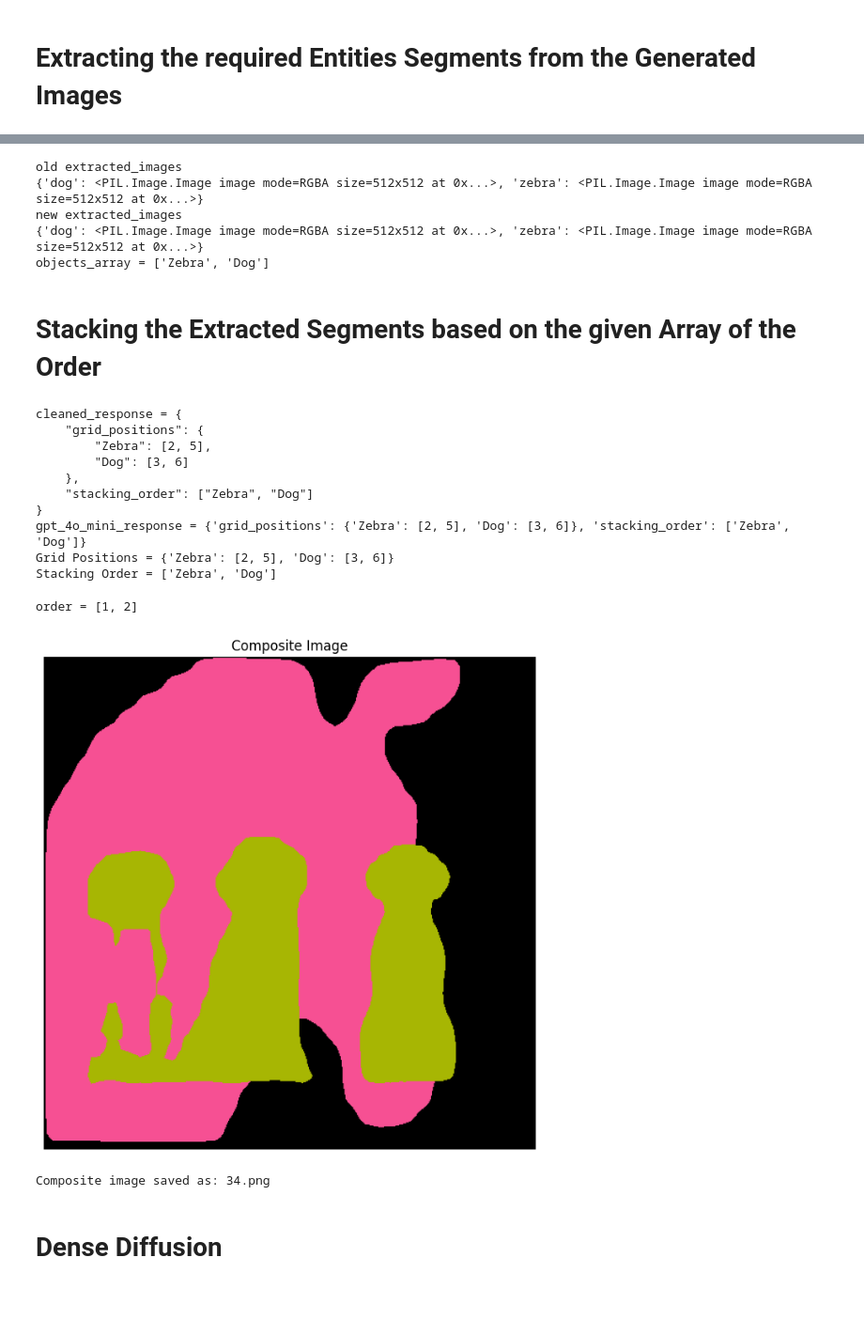
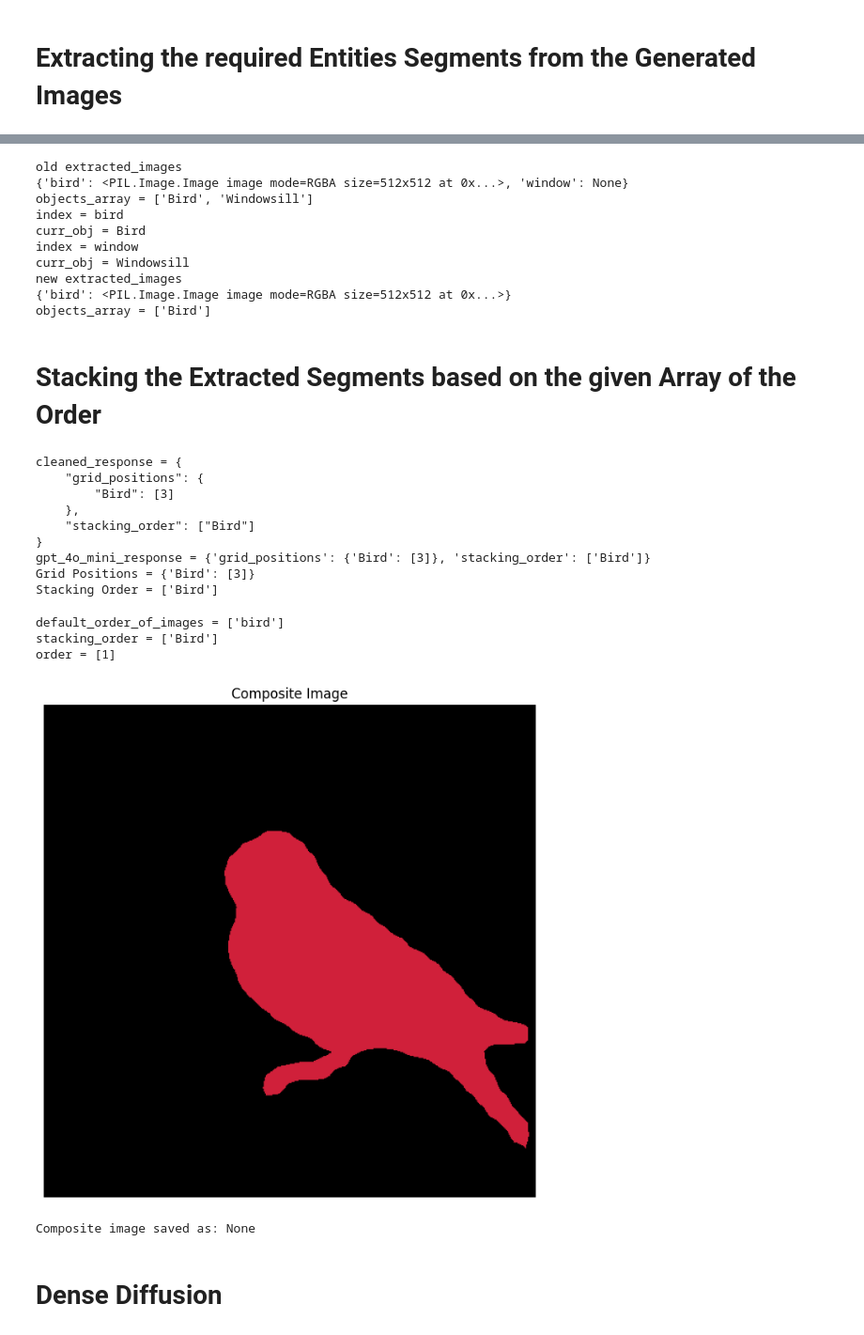
Before and after one commit to Fayzan-Ali-Akhtar/Stable-Diffusion-Summer-Proj, a Jupyter notebook: Recursive_Diffusion.ipynb, the cells around one changed output, grey strips where cells are left out. Shown at 94% size. Drawn from its saved outputs; the diff is of its cells as text; code cells hidden in the pictures; blank space fills up the shorter version.

```diff
--- a/Recursive_Diffusion.ipynb
+++ b/Recursive_Diffusion.ipynb
@@ -374,12 +403,11 @@ def segment_entity(image, target_class_name, output_dir):
 # %%
-
 extracted_images = {}
 
 # Iterate through images and entity array
 for i, (image, entity) in enumerate(zip(images, entities)):
     entity = entities[i]
     print("entity =", entity)
-    extracted_images[entity] = segment_entity(image, entity,output_dir)
+    extracted_images[entity] = segment_entity(image, entity)
 
 # Display the extracted images
 for entity, extracted_image in extracted_images.items():
@@ -399,13 +427,18 @@ entity = zebra
 # %%
 print("old extracted_images")
 print(extracted_images)
+print("objects_array =",objects_array)
 
 extracted_images_copy = {}
 objects_array_copy = objects_array.copy()
 objects_array=[]
 
-for index in extracted_images:
+for index in entities:
+  print("index =",index)
+  objects_array_copy.reverse()
   curr_obj = objects_array_copy.pop()
+  objects_array_copy.reverse()
+  print("curr_obj =",curr_obj)
   if(extracted_images[index] != None):
     extracted_images_copy[index] = extracted_images[index]
     objects_array.append(curr_obj)
@@ -417,10 +450,15 @@ print(extracted_images)
 print("objects_array =",objects_array)
 # %% [output]
 old extracted_images
-{'dog': <PIL.Image.Image image mode=RGBA size=512x512 at 0x...>, 'zebra': <PIL.Image.Image image mode=RGBA size=512x512 at 0x...>}
+{'bird': <PIL.Image.Image image mode=RGBA size=512x512 at 0x...>, 'window': None}
+objects_array = ['Bird', 'Windowsill']
+index = bird
+curr_obj = Bird
+index = window
+curr_obj = Windowsill
 new extracted_images
-{'dog': <PIL.Image.Image image mode=RGBA size=512x512 at 0x...>, 'zebra': <PIL.Image.Image image mode=RGBA size=512x512 at 0x...>}
-objects_array = ['Zebra', 'Dog']
+{'bird': <PIL.Image.Image image mode=RGBA size=512x512 at 0x...>}
+objects_array = ['Bird']
 # %% [markdown]
 # Stacking the Extracted Segments based on the given Array of the Order
 # %%
@@ -457,6 +495,9 @@ def get_grid_positions_and_stack(prompt, objects_array):
     if cleaned_response.startswith("json"):
       cleaned_response = cleaned_response[len("json"):].strip()
 
+    # Remove any comments in the response
+    cleaned_response = '\n'.join(line for line in cleaned_response.splitlines() if not line.strip().startswith("//"))
+
     print("cleaned_response =",cleaned_response)
 
     try:
@@ -472,33 +513,29 @@ def get_grid_positions_and_stack(prompt, objects_array):
 
     return grid_positions_by_gpt, stacking_order_by_gpt
 
-
-# Test the function with your prompt and objects_array
-# objects_array = ["Blue Bird","Traffic Light"]
-# prompt = "A blue bird on a traffic light that has a red signal."
-
-grid_positions,stacking_order = get_grid_positions_and_stack(prompt, objects_array)
+grid_positions,stacking_order = get_grid_positions_and_stack(recusive_diff_prompt, objects_array)
 print("Grid Positions =",grid_positions)
 print("Stacking Order =",stacking_order)
 # %% [output]
 cleaned_response = {
     "grid_positions": {
-        "Zebra": [2, 5],
-        "Dog": [3, 6]
+        "Bird": [3]
     },
-    "stacking_order": ["Zebra", "Dog"]
+    "stacking_order": ["Bird"]
 }
-gpt_4o_mini_response = {'grid_positions': {'Zebra': [2, 5], 'Dog': [3, 6]}, 'stacking_order': ['Zebra', 'Dog']}
-Grid Positions = {'Zebra': [2, 5], 'Dog': [3, 6]}
-Stacking Order = ['Zebra', 'Dog']
+gpt_4o_mini_response = {'grid_positions': {'Bird': [3]}, 'stacking_order': ['Bird']}
+Grid Positions = {'Bird': [3]}
+Stacking Order = ['Bird']
 # %%
 #Specify the order
 default_order_of_images = list(extracted_images.keys())
+print("default_order_of_images =",default_order_of_images)
+print("stacking_order =",stacking_order)
 order = []
 for image in stacking_order:
   i = 1
-  for curr_image in default_order_of_images:
-    if(image.lower() == curr_image):
+  for curr_image in objects_array:
+    if(image.lower() == curr_image.lower()):
       order.append(i)
       break
     i += 1
@@ -506,14 +543,13 @@ for image in stacking_order:
 order.reverse()
 print("order =",order)
 # %% [output]
-order = [1, 2]
+default_order_of_images = ['bird']
+stacking_order = ['Bird']
+order = [1]
 # %%
-import os
-from PIL import Image
-import matplotlib.pyplot as plt
-
 # Global variable for filename
 filename = None
+layout_img_path = None
 
 def get_next_filename(output_dir):
     global filename  # Declare the global variable
@@ -539,38 +575,44 @@ def overlay_images(images_dict, order, output_dir):
     # Create a blank canvas with a black background
     canvas = Image.new('RGBA', (width, height), (0, 0, 0, 255))
 
     # Overlay images in the specified order
     for index in reversed(order):  # Reverse the order for correct overlay
         entity = list(images_dict.keys())[index - 1]
         img = images_dict[entity].convert('RGBA')
         canvas = Image.alpha_composite(canvas, img)
 
-    # Determine the next filename
-    get_next_filename(output_dir)
 
-    # Save the composite image
-    canvas.save(os.path.join(output_dir, filename))
+
+    if save_images:
+      # Determine the next filename
+      filename = get_next_filename(output_dir)
+      # Save the composite image
+      canvas.save(os.path.join(output_dir, filename))
+      # Finding File number if wanted later
+      filename_number = int(filename.split('.')[0])
+      layout_img_path = output_dir + str(filename_number) + '.png'
 
     return canvas
+
 
 # Example usage
 output_dir = "/content/drive/My Drive/Colab Notebooks/Dense Diffusion/dataset/valset_layout/valset_layout/"
 composite_image = overlay_images(extracted_images, order, output_dir)
 
 # Convert to RGB format for display with Matplotlib
 composite_image_rgb = composite_image.convert('RGB')
 
 # Display the composite image
 plt.figure(figsize=(10, 8))
 plt.imshow(composite_image_rgb)
 plt.axis('off')
 plt.title('Composite Image')
 plt.show()
 
 # Now you can use the filename variable in other code blocks
 print(f"Composite image saved as: {filename}")
 # %% [output]
-[figure, old version]
+[figure, new version]
-Composite image saved as: 34.png
+Composite image saved as: None
 # %% [markdown]
 # **Dense Diffusion**
```
Also changed, not shown: parts of 32 cells of this notebook.
